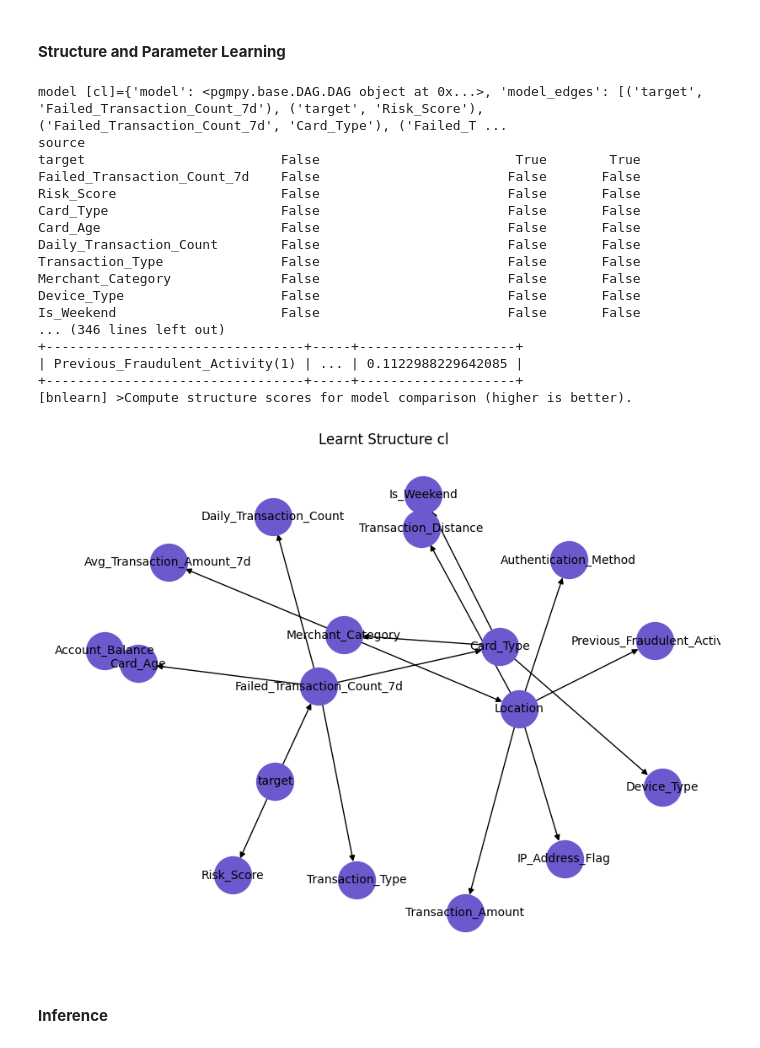
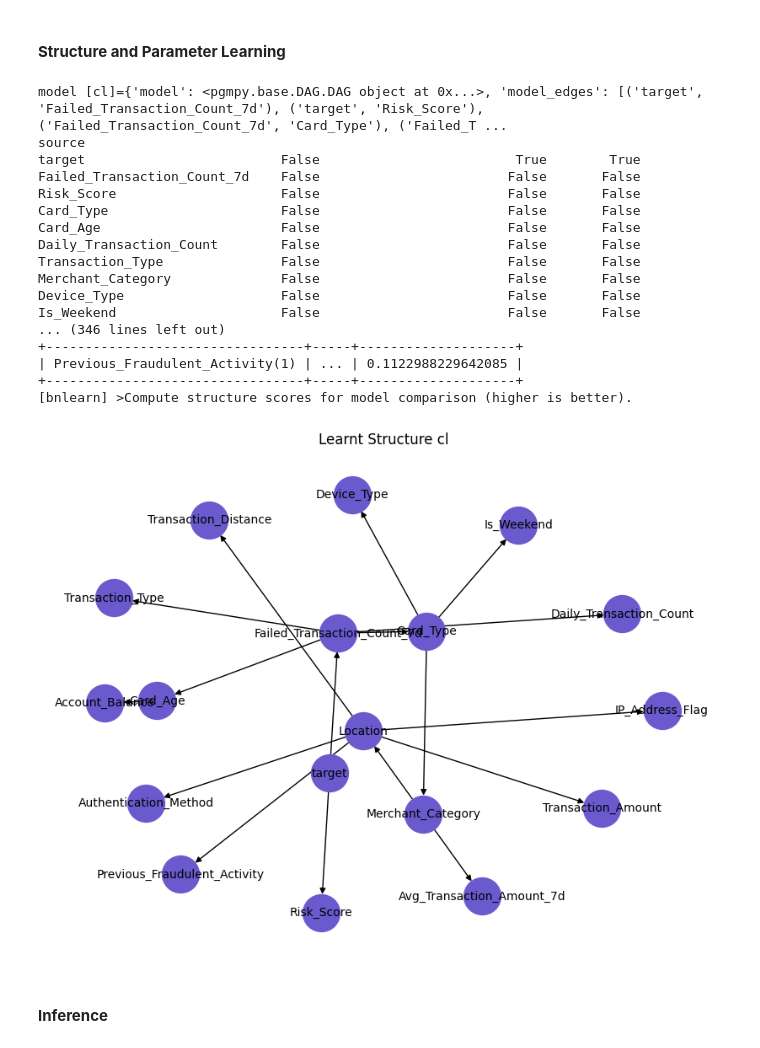
Before and after one commit to Angie-Zauner/AAI, a Jupyter notebook: main.ipynb, the cells around one changed output. Cells and saved outputs as stored; diff of their text form; code cells hidden in the pictures.

```diff
--- a/main.ipynb
+++ b/main.ipynb
@@ -934,32 +930,32 @@ plot_distributions(train_dfraud, train_dfraud.columns, color='slateblue')
 # %%
 fraud_start = time.time()
 
 # Learn Structure
-fraud_structure = structure_learning(train_dfraud, "cl", "bic", 2000000, dataset_name="Fraud", color = "slateblue")
+fraud_structure = structure_learning(train_dfraud, "cl", "k2", 2000000, dataset_name="Fraud", color = "slateblue")
 
 # Learn parameters
 param_fraud_structure = bn.parameter_learning.fit(fraud_structure, train_dfraud)
 
 fraud_train_time = time.time() - fraud_start
 # %% [output]
 model [cl]={'model': <pgmpy.base.DAG.DAG object at 0x...>, 'model_edges': [('target', 'Failed_Transaction_Count_7d'), ('target', 'Risk_Score'), ('Failed_Transaction_Count_7d', 'Card_Type'), ('Failed_T ...
 source
 target                         False                         True        True
 Failed_Transaction_Count_7d    False                        False       False
 Risk_Score                     False                        False       False
 Card_Type                      False                        False       False
 Card_Age                       False                        False       False
 Daily_Transaction_Count        False                        False       False
 Transaction_Type               False                        False       False
 Merchant_Category              False                        False       False
 Device_Type                    False                        False       False
 Is_Weekend                     False                        False       False
 ... (346 lines left out)
 +---------------------------------+-----+--------------------+
 | Previous_Fraudulent_Activity(1) | ... | 0.1122988229642085 |
 +---------------------------------+-----+--------------------+
 [bnlearn] >Compute structure scores for model comparison (higher is better).
-[figure, old version]
+[figure, new version]
 # %% [markdown]
 #### **Inference**
 # %%
```
Also changed, not shown: parts of 5 cells of this notebook, 2 other files.
